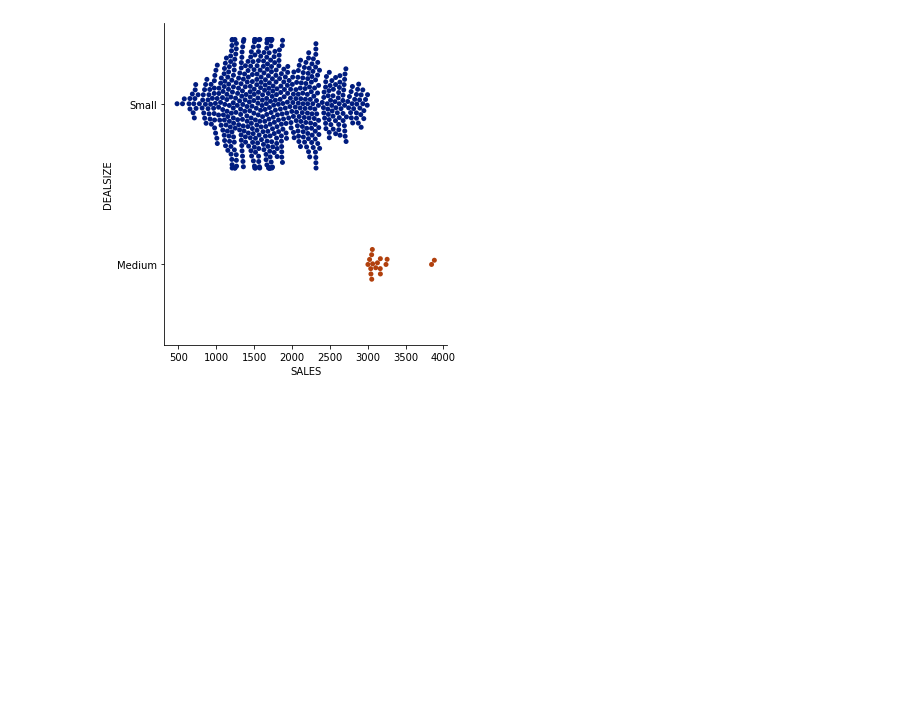
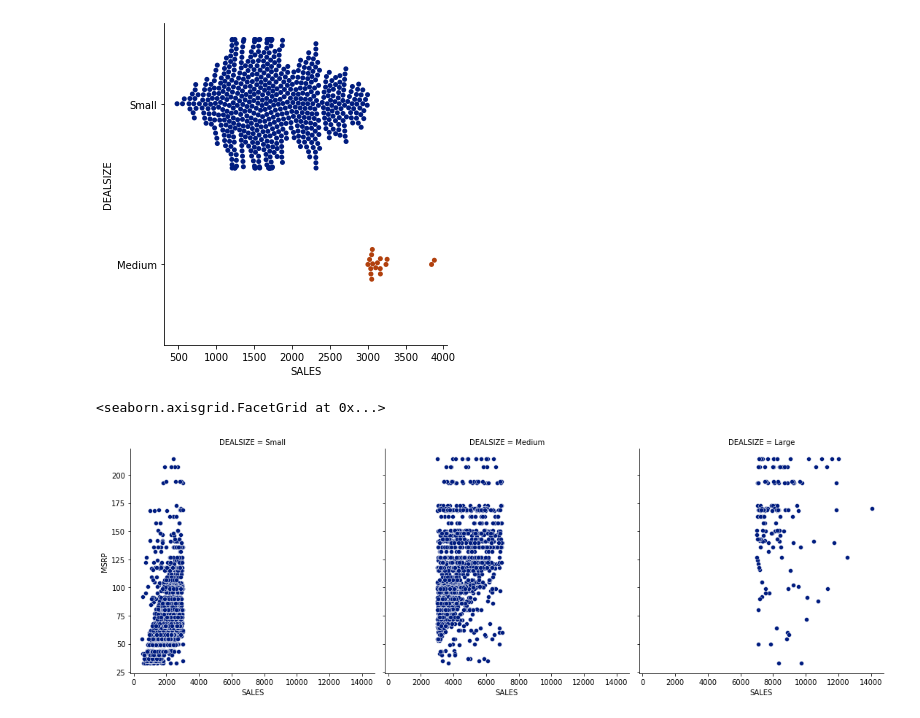
Before and after one commit to dsarvan/analytics, a Jupyter notebook: Seaborn/statisticalplots.ipynb, the cells around one changed output. Drawn from its saved outputs; the diff is of its cells as text; code cells hidden in the pictures; blank space fills up the shorter version.

Commit message:
seaborn using facet to show multiple charts

```diff
--- a/Seaborn/statisticalplots.ipynb
+++ b/Seaborn/statisticalplots.ipynb
@@ -214,3 +226,9 @@ sns.catplot(x='SALES', y='DEALSIZE', data=sales.query('PRICEEACH < 65'), kind='s
 # %% [output]
 <seaborn.axisgrid.FacetGrid at 0x...>
 [figure]
+# %%
+# facet
+sns.relplot(x='SALES', y='MSRP', data=sales, col='DEALSIZE')
+# %% [output]
+<seaborn.axisgrid.FacetGrid at 0x...>
+[figure, added]
```
Also changed, not shown: parts of 7 cells of this notebook.
